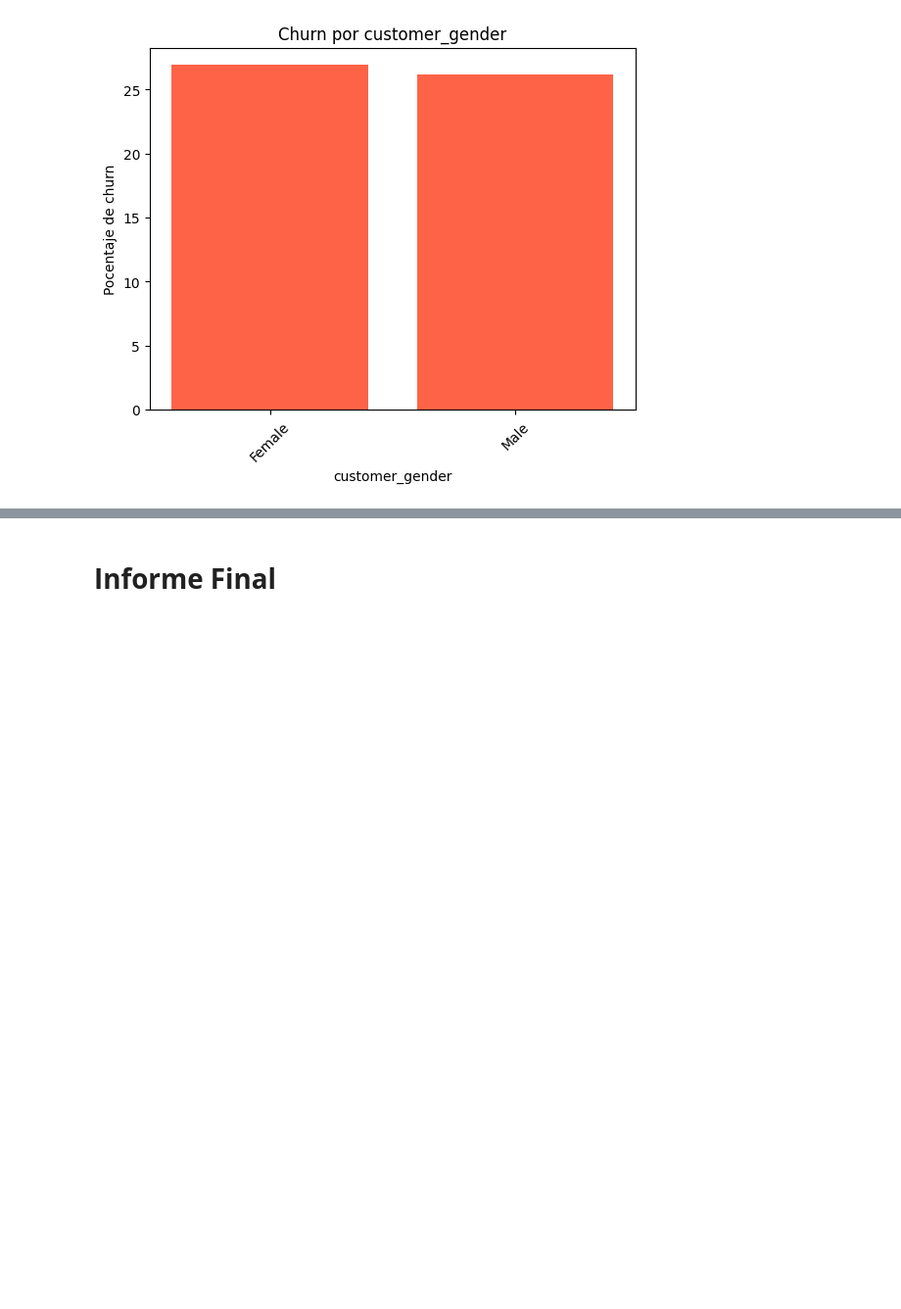
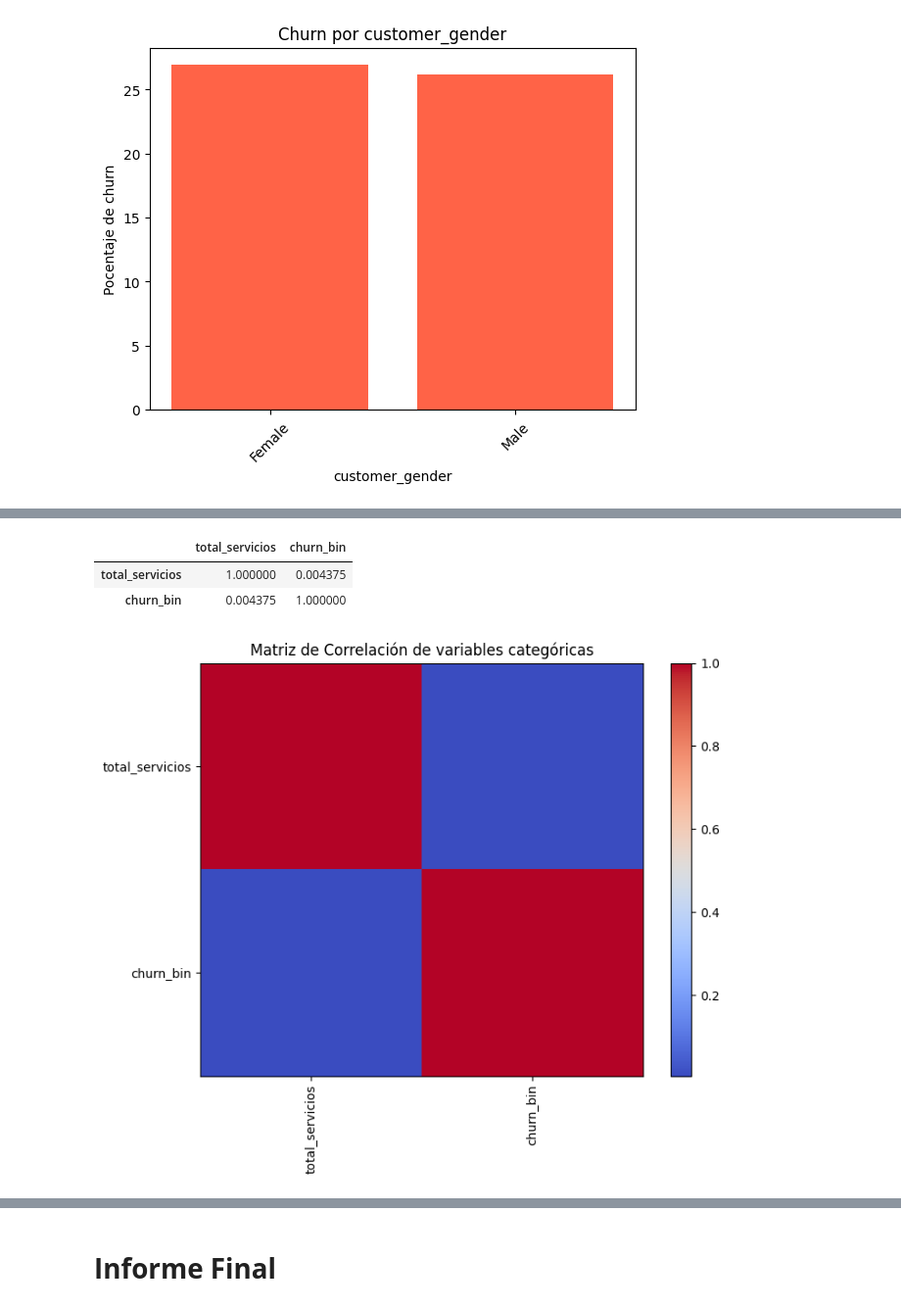
Before and after one commit to AndreaCisneros/challenge-telecomx, a Jupyter notebook: TelecomX.ipynb, the cells around one changed output, grey strips where cells are left out. Shown at 98% size. Cells and saved outputs as stored; diff of their text form; code cells hidden in the pictures; blank space fills up the shorter version.

```diff
--- a/TelecomX.ipynb
+++ b/TelecomX.ipynb
@@ -453,0 +491,6 @@ for col in columnas:
+# %%
+columnas_binarias = ['phone_phoneservice',
+                     'account_paperlessbilling']
+
+data[columnas_binarias] = data[columnas_binarias].replace({'Yes': 1, 'No': 0})
+data.head()
@@ -453,0 +505,7 @@ for col in columnas:
+# %%
+cols_bin = ['phone_multiplelines',
+            'internet_techsupport',
+            'internet_streamingtv',
+            'internet_streamingmovies']
+
+data = pd.get_dummies(data, columns = cols_bin, drop_first = True)
@@ -453,0 +529,23 @@ for col in columnas:
+# %%
+servicios_cols = [col for col in data.columns if col.endswith('_1')]
+
+data['total_servicios'] = data[servicios_cols].sum(axis=1)
+
+matriz_corr_categoricas = data[['total_servicios', 'churn_bin']].corr()
+matriz_corr_categoricas
+# %% [output]
+|  | total_servicios | churn_bin |
+| total_servicios | 1.000000 | 0.004375 |
+| churn_bin | 0.004375 | 1.000000 |
+# %%
+plt.figure(figsize = (8,6))
+plt.imshow(matriz_corr_categoricas, cmap='coolwarm', aspect='auto')
+plt.colorbar()
+
+plt.xticks(range(len(matriz_corr_categoricas.columns)), matriz_corr_categoricas.columns, rotation=90)
+plt.yticks(range(len(matriz_corr_categoricas.columns)), matriz_corr_categoricas.columns)
+
+plt.title('Matriz de Correlación de variables categóricas')
+plt.show()
+# %% [output]
+[figure, added]
```
Also changed, not shown: parts of 7 cells of this notebook.
